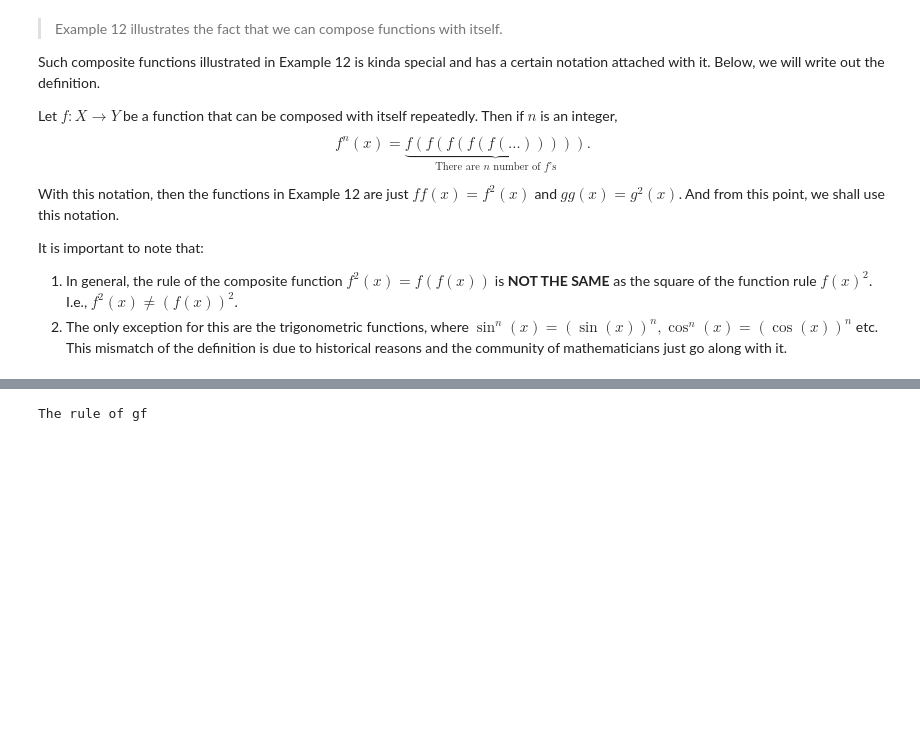
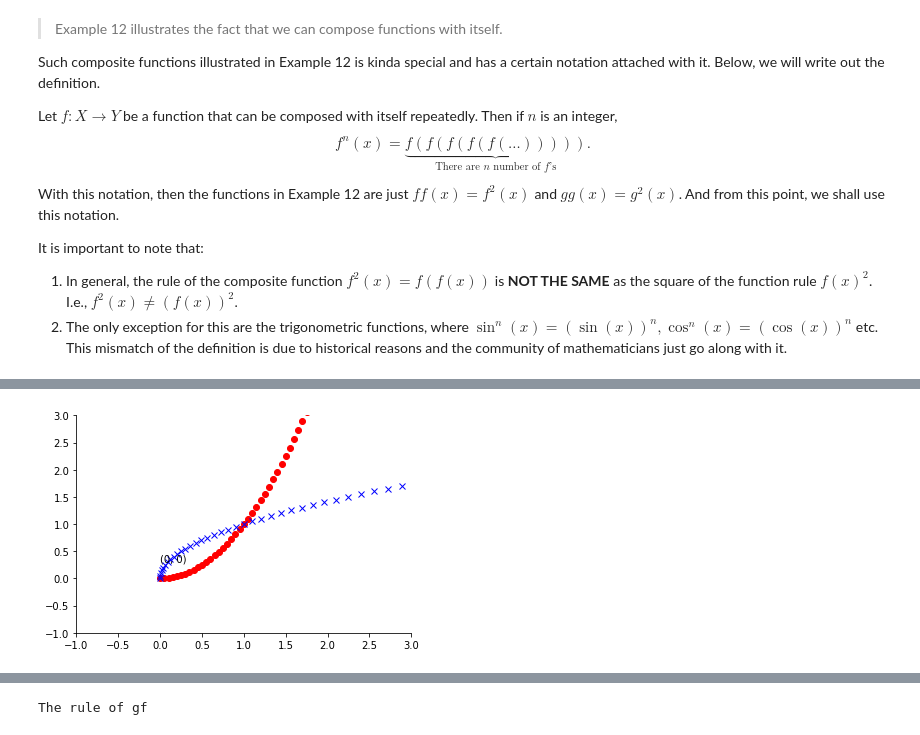
Before and after one commit to beertino/H2_math_w_python, a Jupyter notebook: Notes/Functions.ipynb, the cells around one changed output, grey strips where cells are left out. Cells and saved outputs as stored; diff of their text form; code cells hidden in the pictures; blank space fills up the shorter version.

```diff
--- a/Notes/Functions.ipynb
+++ b/Notes/Functions.ipynb
@@ -960,0 +1042,41 @@ If $g$ is the inverse function of $f$, we write $g$ as $f^{-1}$. So, point (2) a
+# %%
+# We import the following so
+from matplotlib import pyplot as plt
+
+# Rules of f, g and h
+def f(x):
+    return x**2
+
+# Mimicking domain of f
+upper_x_bound = 0
+lower_x_bound = 5
+no_of_points = 100
+domain_of_f = [0+((5-(0))/no_of_points)*i for i in range(no_of_points)]
+
+# Plotting f, red
+plt.clf()
+range_of_f = [f(x) for x in domain_of_f]
+plt.plot(domain_of_f,range_of_f,'ro')
+
+# We annotate the left boundary point
+left_point = (0,f(0))
+plt.annotate(f'{left_point}',(left_point[0],left_point[1]+0.3))
+
+# Since the points in the inverse of f can be obtained by
+# swapping the x and y coordinates of the points
+# we have the domain of the inverse of f to be just the range of f,
+# range of f inv is the domain of f
+# plotting f inverse, blue
+# Note that we didn't even need to recompute the mappings
+domain_of_f_inv = range_of_f
+range_of_f_inv = domain_of_f
+plt.plot(domain_of_f_inv,range_of_f_inv,'bx')
+ax = plt.gca()
+ax.spines['top'].set_visible(False)
+ax.spines['right'].set_visible(False)
+ax.set_xbound(lower=-1, upper=3)
+ax.set_ybound(lower=-1, upper=3)
+
+plt.show()
+# %% [output]
+[figure, added]
```
Also changed, not shown: parts of 16 cells of this notebook, 6 other files.
